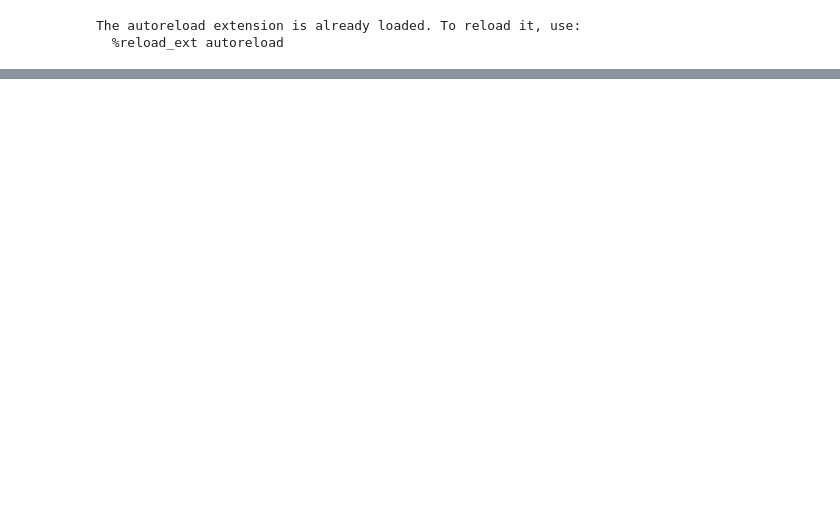
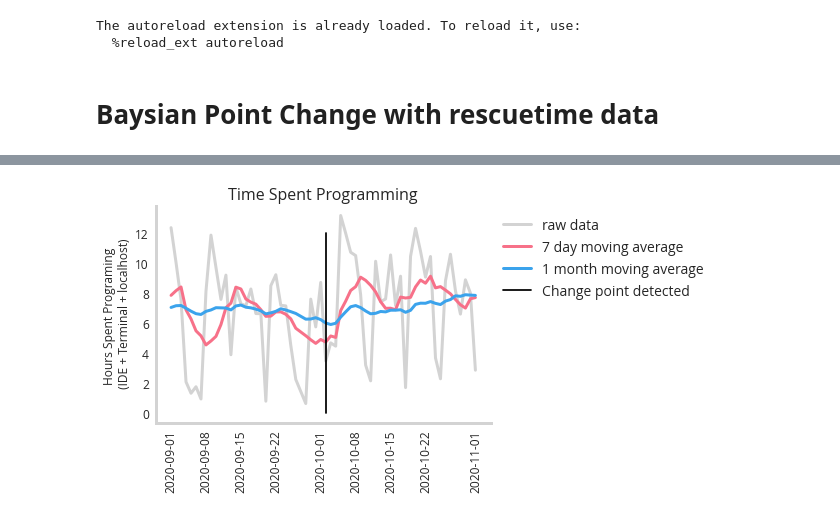
Before and after one commit to NicholasARossi/UQ_methods, a Jupyter notebook: notebooks/PyMC3_methods.ipynb, the cells around one changed output, grey strips where cells are left out. Saved outputs shown, nothing was run; the diff lists cells and outputs as text; code cells hidden in the pictures; blank space fills up the shorter version.

Commit message:
point detection updates

```diff
--- a/notebooks/PyMC3_methods.ipynb
+++ b/notebooks/PyMC3_methods.ipynb
@@ -14,3 +17,43 @@ from sklearn.model_selection import KFold,train_test_split,LeaveOneOut
 # %% [output]
 The autoreload extension is already loaded. To reload it, use:
   %reload_ext autoreload
+# %% [markdown]
+# Baysian Point Change with rescuetime data
+# %%
+rescue_time_data=pd.read_csv('../data/rescuetime_data.csv')
+rescue_time_data['Date']=pd.to_datetime(rescue_time_data['Date'])
+rescue_time_data=rescue_time_data.set_index('Date')
+# %%
+cutoff='2020-09-01'
+
+
+rolled=rescue_time_data.rolling('7d').mean()
+rolled=rolled[cutoff:]
+fig,ax=plt.subplots()
+ax.plot(rescue_time_data.Hours[cutoff:],color='#d3d3d3',label='raw data',linewidth=3)
+
+colors=sns.color_palette("husl", 3)
+
+ax.plot(rolled.Hours,color=colors[0],label='7 day moving average',linewidth=3)
+
+rolled=rescue_time_data.rolling('30d').mean()
+rolled=rolled[cutoff:]
+
+
+
+ax.plot(rolled.Hours,color=colors[2],label='1 month moving average',linewidth=3)
+ax.set_title('Time Spent Programming')
+ax.set_ylabel('Hours Spent Programing \n (IDE + Terminal + localhost)')
+
+
+algo = rpt.Pelt(model="l2",min_size=14).fit(rescue_time_data.Hours[cutoff:].values)
+result = algo.predict(pen=10)
+for r in result:
+    if r!=len(rescue_time_data[cutoff:]):
+        point=rolled.reset_index().iloc[r].Date
+        ax.plot([point,point],[0,12],color='black',label='Change point detected')
+        print(f'Change detected at : {point}')
+plt.xticks(rotation='vertical')
+ax.legend(bbox_to_anchor=(1, 1))
+fig.savefig('figures/programming_TS_plot.png',bbox_inches='tight',dpi=300)
+# %% [output]
@@ -16,0 +61 @@ The autoreload extension is already loaded. To reload it, use:
+[figure, added]
```
Also changed, not shown: parts of 11 cells of this notebook, 2 other files.
